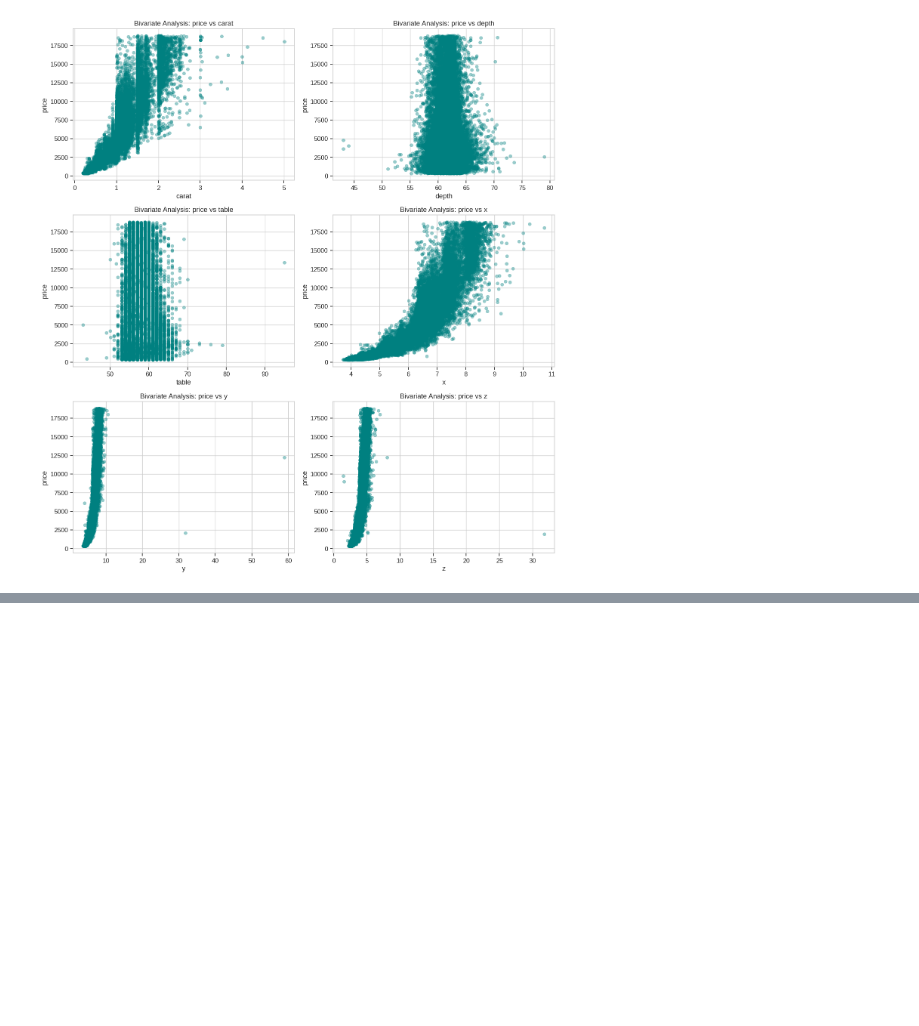
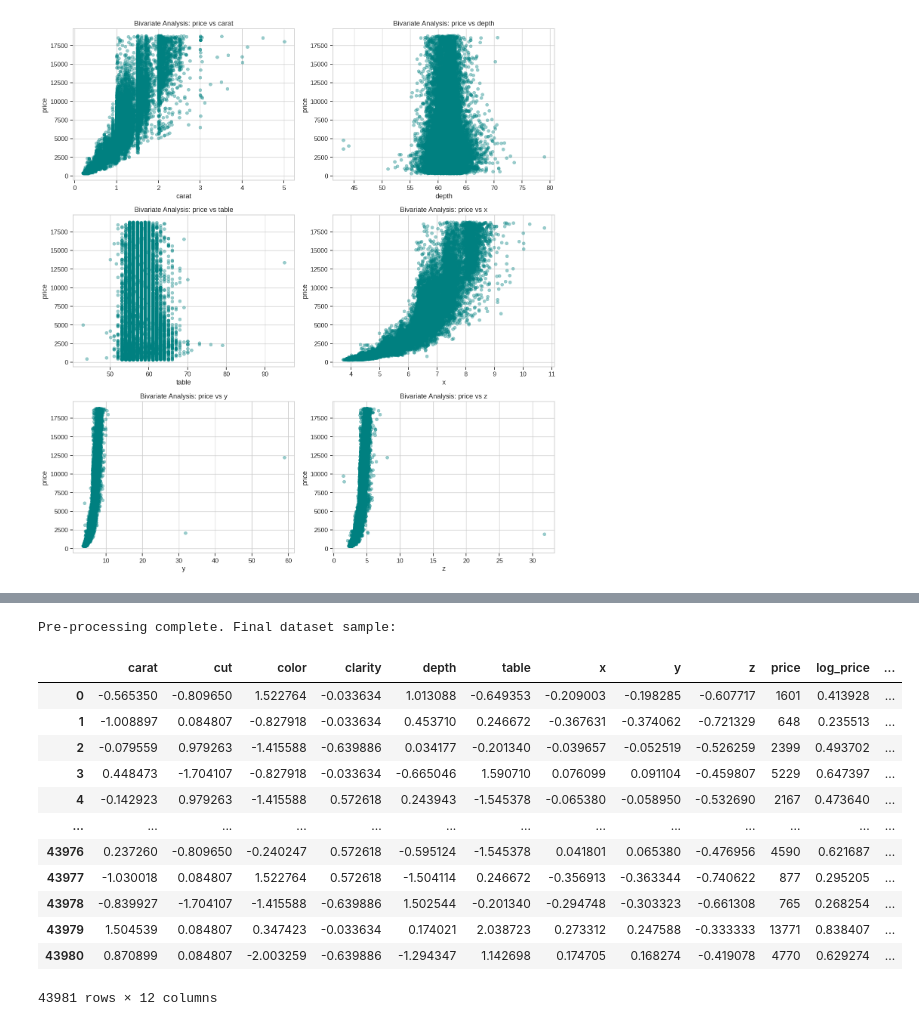
Before and after one commit to Hugusss/AAMD-Task-SupervisedLearning, a Jupyter notebook: read_preprocess_data.ipynb, the cells around one changed output, grey strips where cells are left out. Drawn from its saved outputs; the diff is of its cells as text; code cells hidden in the pictures; blank space fills up the shorter version.

Commit message:
Hugo: preprocessed data completed + test dataset ready with consistency

```diff
--- a/devA.ipynb
+++ b/read_preprocess_data.ipynb
@@ -200,0 +256,70 @@ Total IQR-based outlier instances flagged: 4150
+# %%
+# ==============================================================================
+# 2.F ORDINAL ENCODING OF CATEGORICAL VARIABLES
+# ==============================================================================
+from sklearn.preprocessing import StandardScaler
+
+# Define dictionaries based on the semantic order provided
+cut_map = {'Fair': 0, 'Good': 1, 'Very Good': 2, 'Premium': 3, 'Ideal': 4}
+color_map = {'J': 0, 'I': 1, 'H': 2, 'G': 3, 'F': 4, 'E': 5, 'D': 6}
+clarity_map = {'I1': 0, 'SI2': 1, 'SI1': 2, 'VS2': 3, 'VS1': 4, 'VVS2': 5, 'VVS1': 6, 'IF': 7}
+
+df_train_ready['cut'] = df_train_ready['cut'].map(cut_map)
+df_train_ready['color'] = df_train_ready['color'].map(color_map)
+df_train_ready['clarity'] = df_train_ready['clarity'].map(clarity_map)
+
+# ==============================================================================
+# 2.G STANDARDIZATION OF ATTRIBUTES (except X, Y, Z, PRICE)
+# ==============================================================================
+cols_to_standardize = ['carat', 'depth', 'table', 'cut', 'color', 'clarity']
+scaler = StandardScaler()
+
+#apply standard scaling
+df_train_ready[cols_to_standardize] = scaler.fit_transform(df_train_ready[cols_to_standardize])
+
+# ==============================================================================
+# 2.H JOINT MIN-MAX SCALING FOR X, Y, Z [-1, 1]
+# ==============================================================================
+#find global min and max across all three spatial dimensions
+global_min = df_train_ready[['x', 'y', 'z']].min().min()
+global_max = df_train_ready[['x', 'y', 'z']].max().max()
+
+#apply joint scaling formula: 2 * (val - min) / (max - min) - 1
+for col in ['x', 'y', 'z']:
+    df_train_ready[col] = 2 * ((df_train_ready[col] - global_min) / (global_max - global_min)) - 1
+
+# ==============================================================================
+# 2.I LOG TRANSFORMATION AND [0.1, 0.9] SCALING OF TARGET
+# ==============================================================================
+#calc logarithm
+log_price_raw = np.log(df_train_ready['price'])
+
+# Min-Max Scaling to [0.1, 0.9]
+min_log = log_price_raw.min()
+max_log = log_price_raw.max()
+
+df_train_ready['log_price'] = 0.1 + 0.8 * ((log_price_raw - min_log) / (max_log - min_log))
+
+# ==============================================================================
+# 2.J CREATE BINARY CLASSIFICATION TARGET
+# ==============================================================================
+df_train_ready['high_price'] = (df_train_ready['price'] >= 2500).astype(int)
+
+
+print("Pre-processing complete. Final dataset sample:")
+display(df_train_ready)
+# %% [output]
+Pre-processing complete. Final dataset sample:
+|  | carat | cut | color | clarity | depth | table | x | y | z | price | log_price | ... |
+| 0 | -0.565350 | -0.809650 | 1.522764 | -0.033634 | 1.013088 | -0.649353 | -0.209003 | -0.198285 | -0.607717 | 1601 | 0.413928 | ... |
+| 1 | -1.008897 | 0.084807 | -0.827918 | -0.033634 | 0.453710 | 0.246672 | -0.367631 | -0.374062 | -0.721329 | 648 | 0.235513 | ... |
+| 2 | -0.079559 | 0.979263 | -1.415588 | -0.639886 | 0.034177 | -0.201340 | -0.039657 | -0.052519 | -0.526259 | 2399 | 0.493702 | ... |
+| 3 | 0.448473 | -1.704107 | -0.827918 | -0.033634 | -0.665046 | 1.590710 | 0.076099 | 0.091104 | -0.459807 | 5229 | 0.647397 | ... |
+| 4 | -0.142923 | 0.979263 | -1.415588 | 0.572618 | 0.243943 | -1.545378 | -0.065380 | -0.058950 | -0.532690 | 2167 | 0.473640 | ... |
+| ... | ... | ... | ... | ... | ... | ... | ... | ... | ... | ... | ... | ... |
+| 43976 | 0.237260 | -0.809650 | -0.240247 | 0.572618 | -0.595124 | -1.545378 | 0.041801 | 0.065380 | -0.476956 | 4590 | 0.621687 | ... |
+| 43977 | -1.030018 | 0.084807 | 1.522764 | 0.572618 | -1.504114 | 0.246672 | -0.356913 | -0.363344 | -0.740622 | 877 | 0.295205 | ... |
+| 43978 | -0.839927 | -1.704107 | -1.415588 | -0.639886 | 1.502544 | -0.201340 | -0.294748 | -0.303323 | -0.661308 | 765 | 0.268254 | ... |
+| 43979 | 1.504539 | 0.084807 | 0.347423 | -0.033634 | 0.174021 | 2.038723 | 0.273312 | 0.247588 | -0.333333 | 13771 | 0.838407 | ... |
+| 43980 | 0.870899 | 0.084807 | -2.003259 | -0.639886 | -1.294347 | 1.142698 | 0.174705 | 0.168274 | -0.419078 | 4770 | 0.629274 | ... |
+43981 rows × 12 columns
```
Also changed, not shown: parts of 10 cells of this notebook, 2 other files.
